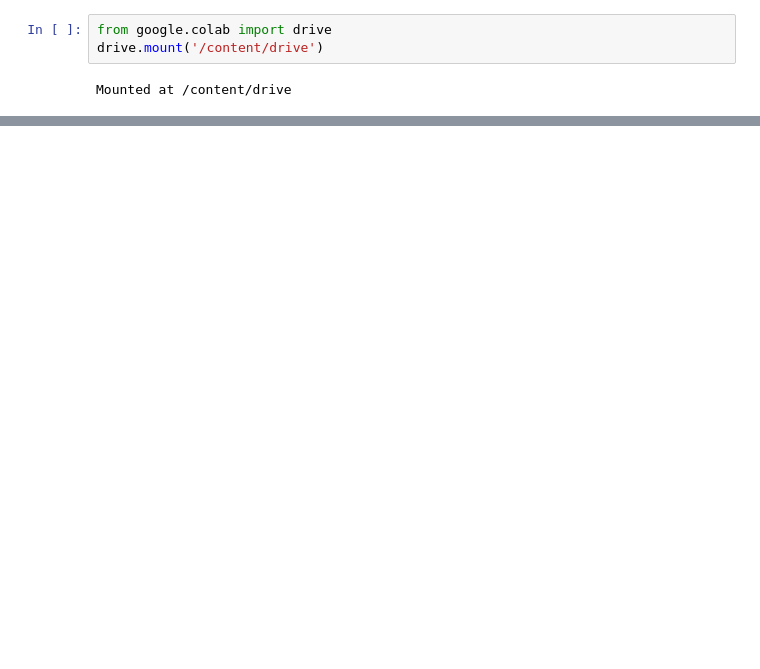
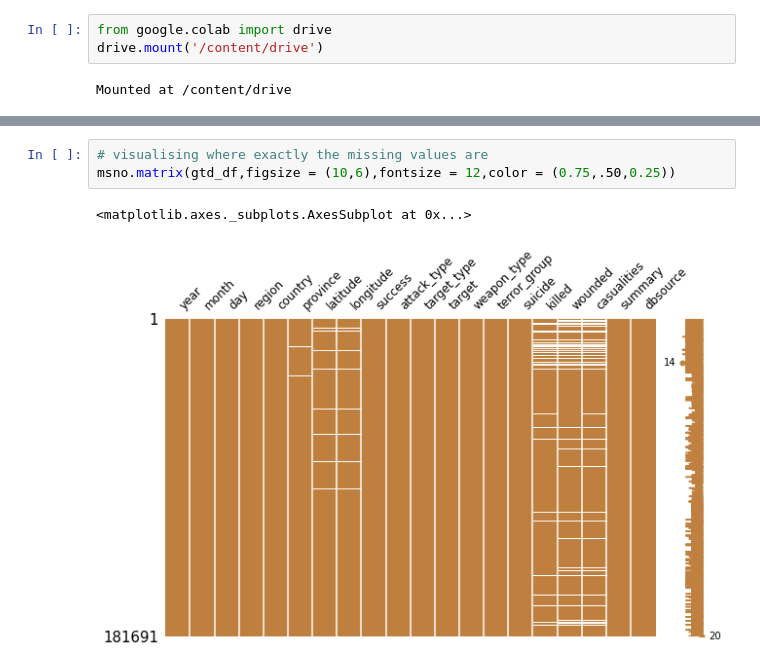
Before and after one commit to skaty5678/Global-Terrorism-Analysis, a Jupyter notebook: Global_Terrorism_Analysis_SANJEEV_KUMAR_THAKUR_.ipynb, the cells around one changed output, grey strips where cells are left out. Drawn from its saved outputs; the diff is of its cells as text; blank space fills up the shorter version.

```diff
--- a/Global_Terrorism_Analysis_SANJEEV_KUMAR_THAKUR_.ipynb
+++ b/Global_Terrorism_Analysis_SANJEEV_KUMAR_THAKUR_.ipynb
@@ -80,0 +264,6 @@ gtd_df.tail()
+# %%
+# visualising where exactly the missing values are
+msno.matrix(gtd_df,figsize = (10,6),fontsize = 12,color = (0.75,.50,0.25))
+# %% [output]
+<matplotlib.axes._subplots.AxesSubplot at 0x...>
+[figure, added]
```
Also changed, not shown: parts of 23 cells of this notebook.
